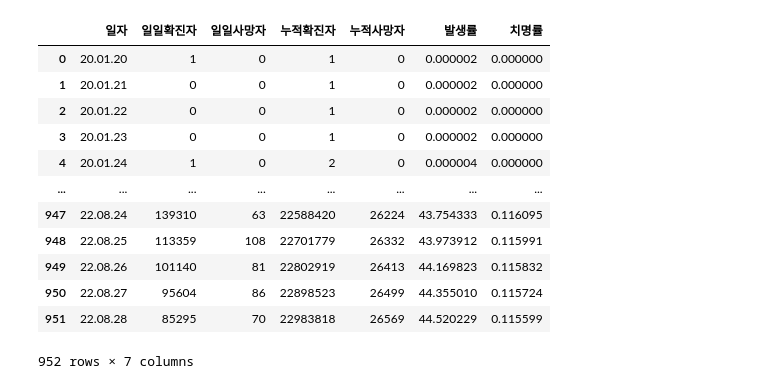
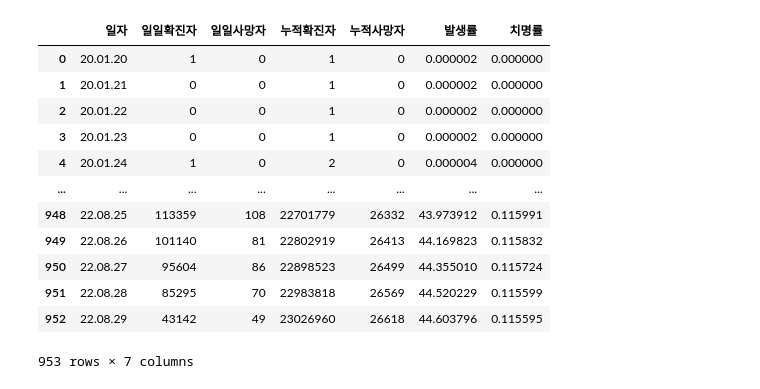
Before and after one commit to cpwoo/ProjectCorona, a Jupyter notebook: ProjectCorona.ipynb, the cells around one changed output. Drawn from its saved outputs; the diff is of its cells as text; code cells hidden in the pictures.

```diff
--- a/ProjectCorona.ipynb
+++ b/ProjectCorona.ipynb
@@ -7,30 +7,30 @@ matplotlib.rcParams['axes.unicode_minus'] = False
 # %%
 import pandas as pd
 import numpy as np
-df = pd.read_excel('코로나바이러스감염증-19_확진환자_발생현황_220828.xlsx', skiprows=[0,1,2,3,5])
+df = pd.read_excel('코로나바이러스감염증-19_확진환자_발생현황_220829.xlsx', skiprows=[0,1,2,3,5])
 df.drop(columns=['국내발생(명)', '해외유입(명)'], inplace=True)
 df.rename(columns={'계(명)':'일일확진자', '사망(명)':'일일사망자'}, inplace=True)
 df['일자'] = df['일자'].dt.strftime('%y.%m.%d')
 df.replace('-', 0, inplace=True)
 df['누적확진자'] = df['일일확진자'].cumsum()
 df['누적사망자'] = df['일일사망자'].cumsum()
 df['발생률'] = df['누적확진자'] / 51625561 * 100
 df['치명률'] = df['누적사망자'] / df['누적확진자'] * 100
 df
 # %% [output]
 |  | 일자 | 일일확진자 | 일일사망자 | 누적확진자 | 누적사망자 | 발생률 | 치명률 |
 | 0 | 20.01.20 | 1 | 0 | 1 | 0 | 0.000002 | 0.000000 |
 | 1 | 20.01.21 | 0 | 0 | 1 | 0 | 0.000002 | 0.000000 |
 | 2 | 20.01.22 | 0 | 0 | 1 | 0 | 0.000002 | 0.000000 |
 | 3 | 20.01.23 | 0 | 0 | 1 | 0 | 0.000002 | 0.000000 |
 | 4 | 20.01.24 | 1 | 0 | 2 | 0 | 0.000004 | 0.000000 |
 | ... | ... | ... | ... | ... | ... | ... | ... |
-| 947 | 22.08.24 | 139310 | 63 | 22588420 | 26224 | 43.754333 | 0.116095 |
 | 948 | 22.08.25 | 113359 | 108 | 22701779 | 26332 | 43.973912 | 0.115991 |
 | 949 | 22.08.26 | 101140 | 81 | 22802919 | 26413 | 44.169823 | 0.115832 |
 | 950 | 22.08.27 | 95604 | 86 | 22898523 | 26499 | 44.355010 | 0.115724 |
 | 951 | 22.08.28 | 85295 | 70 | 22983818 | 26569 | 44.520229 | 0.115599 |
+| 952 | 22.08.29 | 43142 | 49 | 23026960 | 26618 | 44.603796 | 0.115595 |
-952 rows × 7 columns
+953 rows × 7 columns
 # %%
 df30 = df.tail(30)
 df30
```
Also changed, not shown: parts of 11 cells of this notebook, 7 other files.
